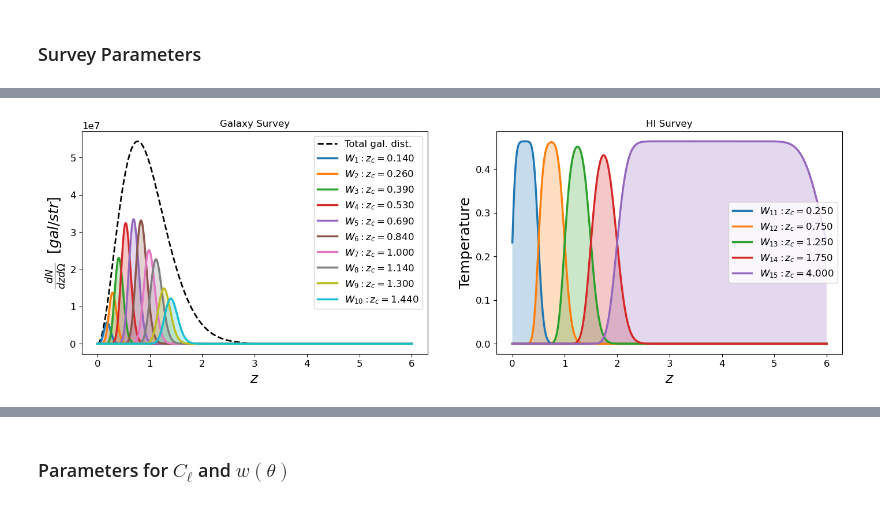
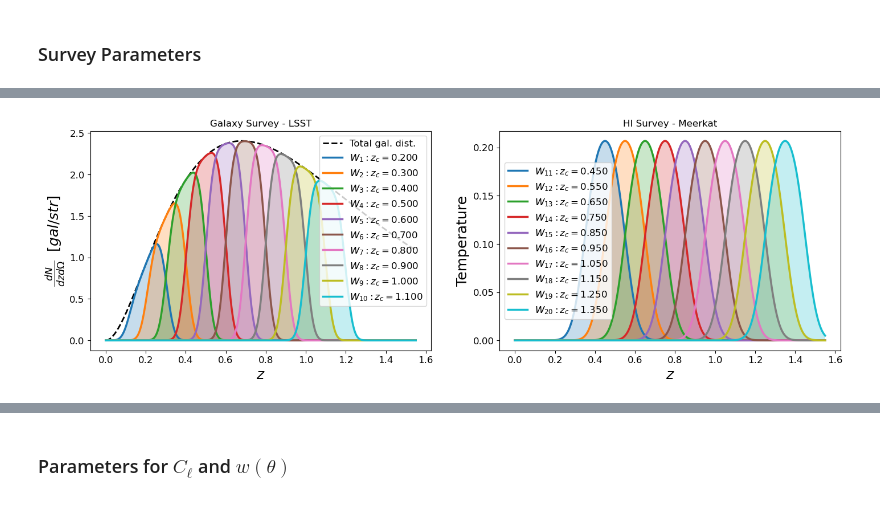
Before and after one commit to GreenTS27/Photo_Surveys-HI_IM-Fisher_Matrix, a Jupyter notebook: Fisher_Matrix_C_ell_vs_w_t.ipynb, the cells around one changed output, grey strips where cells are left out. Cells and saved outputs as stored; diff of their text form; code cells hidden in the pictures.

Commit message:
Organizar, mudar param. iniciais e histograma para várias surveys

```diff
--- a/Fisher_Matrix_C_ell_vs_w_t.ipynb
+++ b/Fisher_Matrix_C_ell_vs_w_t.ipynb
@@ -248,24 +263,15 @@ Note that the assumed redshift bin width is z = 0.1, but we show the results for
 # %%
 # SKA1 Wide Band 1 Survey
 
-arr_gal_bias_SKA = np.array([0.94, 1.26, 1.85, 2.26, 3.72])
-arr_mag_bias_SKA = np.array([0.95, 1.31, 1.48, 1.34, 1.26])
-
-# Number of galaxies per bin
-arr_dNdz = np.array([ 17.53, 23.98, 22.80, 13.20, 20.30 ]) *10**6
-dNdz_Total_SKA = 1.4 # arcmin^-2
+arr_z_central_SKA = np.array([0.4, 0.6, 0.8, 1.0, 1.2, 1.4, 1.6, 1.8, 2.0, 2.2, 2.4, 2.6, 2.8, 3.0])
+bin_width_SKA = 0.1
 
 
-arr_z_min_SKA = np.array([0.0, 0.5, 1.0, 1.5, 2.0])
-arr_z_max_SKA = np.array([0.5, 1.0, 1.5, 2.0, 6.0])
-
-arr_z_central_SKA = (arr_z_min_SKA + arr_z_max_SKA) / 2
-ic(arr_z_central_SKA)
-
 nu_ref = 1420.0 # MHz, frequency of the HI line
-arr_nu_min_SKA =  nu_ref / (arr_z_max_SKA+1)
-arr_nu_max_SKA =  nu_ref / (arr_z_min_SKA+1)
+# arr_nu_min_SKA =  nu_ref / (arr_z_max_SKA+1)
+# arr_nu_max_SKA =  nu_ref / (arr_z_min_SKA+1)
 arr_nu_central_SKA = nu_ref / (arr_z_central_SKA+1)
+ic(arr_nu_central_SKA)
 
 f_sky_SKA = np.around(1/2 * (1 - np.cos( np.radians(np.sqrt(20000) )) ), 3 ) # 20000 deg2 max sky coverage
 ic(f_sky_SKA)
@@ -958,7 +974,6 @@ N_bins_Total = N_bins_Gal+N_bins_HI
 # Creating central redshifts and redshift combinations
 arr_z_central = np.zeros(N_bins_Total)
 arr_bin_width = np.zeros(N_bins_Total)
-
 arr_bin_width_nu = np.zeros(N_bins_HI)
 
 for i in range(N_bins_Total):
@@ -966,18 +981,28 @@ for i in range(N_bins_Total):
         if Survey_Gal == "Euclid":
             arr_z_central[i] = arr_z_central_Euclid[i]
             arr_bin_width[i] = np.abs(arr_z_central_Euclid[i] - arr_z_central_Euclid[i+1])/2
+        elif Survey_Gal == "DES":
+            arr_z_central[i] = arr_z_central_DES[i]
+            arr_bin_width[i] = np.abs(arr_z_min_DES[i] - arr_z_max_DES[i])
+            # arr_bin_width[i] = np.abs(arr_z_min_long_DES[i] - arr_z_max_long_DES[i])
+        elif Survey_Gal == "LSST":
+            arr_z_central[i] = arr_z_central_LSST_Y10[i]
+            arr_bin_width[i] = bin_width_LSST
     else:
         index_HI = i-N_bins_Gal
         if Survey_HI == "Meerkat":
             arr_z_central[i] = arr_z_central_MK[index_HI]
-            arr_bin_width[i] = np.abs(arr_z_central_MK[index_HI] - arr_z_central_MK[index_HI+1])/2
+            arr_bin_width[i] = bin_width_MK
+            # arr_bin_width[i] = np.abs(arr_z_central_MK[index_HI] - arr_z_central_MK[index_HI+1])/2
 
             arr_bin_width_nu[index_HI] = np.abs(arr_nu_central_MK[index_HI] - arr_nu_central_MK[index_HI+1])/2
         if Survey_HI == "SKA":
             arr_z_central[i] = arr_z_central_SKA[index_HI]
-            arr_bin_width[i] = np.abs(arr_z_min_SKA[index_HI] - arr_z_max_SKA[index_HI])/2
+            arr_bin_width[i] = bin_width_SKA
+            # arr_bin_width[i] = np.abs(arr_z_min_SKA[index_HI] - arr_z_max_SKA[index_HI])
 
-            arr_bin_width_nu[index_HI] = np.abs(arr_nu_min_SKA[index_HI] - arr_nu_max_SKA[index_HI])/2
+            arr_bin_width_nu[index_HI] = np.abs(arr_nu_central_SKA[index_HI] - arr_nu_central_SKA[index_HI])/2
+
 
 # Identify the z-bins of Gal and HI survey
 dic_Gal_HI_id  = {}
@@ -985,6 +1010,25 @@ dic_Gal_HI_id["Gal"] = arr_z_central[:N_bins_Gal]
 dic_Gal_HI_id["HI"] = arr_z_central[N_bins_Gal:N_bins_Total]
 ic(dic_Gal_HI_id)
 
+
+
+# Calculate Window functions
+# arr_zs = np.linspace(0, 2, 1000)
+arr_zs = np.linspace(0, np.max(arr_z_central) + 2*np.max(arr_bin_width), 1000)
+
+# arr_sigma_z = sigma_val*(1+arr_zs)
+arr_sigma_z = np.zeros(N_bins_Total)
+for i, z_c in enumerate(arr_z_central):
+    if z_c in dic_Gal_HI_id["Gal"]:
+        arr_sigma_z[i] = sigma_val
+    elif z_c in dic_Gal_HI_id["HI"]:
+        arr_sigma_z[i] = arr_bin_width[i]/2
+
+
+dic_Window  = Window_func_Gal_HI(arr_zs, arr_z_central, z0_value, N_gal_value,
+                                arr_sigma_val=arr_sigma_z, arr_bin_width=arr_bin_width, func_pz=func_pz, W_func="W_erf",
+                                dic_Gal_HI_id=dic_Gal_HI_id,
+                                Show_WS=True, Fig_y_unit="gal/str", Name_Survey_Gal=Survey_Gal, Name_Survey_HI=Survey_HI )
 # Bias values
 dic_gal_bias = {}
 for i, z_c in enumerate(arr_z_central):
@@ -994,10 +1038,11 @@ for i, z_c in enumerate(arr_z_central):
     elif z_c in dic_Gal_HI_id["Gal"]:
         dic_gal_bias[z_c] = bias_func_Gal(z_c)
 
-    if z_c in dic_Gal_HI_id["HI"] and Survey_HI=="Meerkat":
+    if z_c in dic_Gal_HI_id["HI"] :
         dic_gal_bias[z_c] = bias_HI(z_c)
-    elif z_c in dic_Gal_HI_id["HI"] and Survey_HI=="SKA":
-        dic_gal_bias[z_c] = arr_gal_bias_SKA[i-N_bins_Gal]
-ic(dic_gal_bias)
+    # elif z_c in dic_Gal_HI_id["HI"] and Survey_HI=="SKA":
+    #     dic_gal_bias[z_c] = arr_gal_bias_SKA[i-N_bins_Gal]
 
+
+# Calculate combinations of z-bins
 Data_arr_zs_auto= np.zeros((N_bins_Total,2))
@@ -1016,15 +1061,5 @@ for i in range(N_bins_Total):
 del i, j, z_c_i, z_c_j, count
 # ic(Data_arr_zs_full)
 ic((len(Data_arr_zs_full)))
-
-# Calculate Window functions
-# arr_zs = np.linspace(0, 2, 1000)
-arr_zs = np.linspace(0, np.max(arr_z_central) + np.max(arr_bin_width), 1000)
-
-arr_sigma_z = sigma_val*(1+arr_zs)
-
-dic_Window  = Window_func_Gal_HI(arr_zs, arr_z_central, z0_value, N_gal_value,
-                                sigma_val=sigma_val, arr_bin_width=arr_bin_width, func_pz=func_pz, W_func="W_erf",
-                                dic_Gal_HI_id=dic_Gal_HI_id,
-                                Show_WS=True, Fig_y_unit="gal/str")
+ic((Data_arr_zs_full))
 # %% [output]
@@ -1049 +1068 @@ ic| len(Data_arr_zs_full): 120
-[figure, old version]
+[figure, new version]
```
Also changed, not shown: parts of 49 cells of this notebook.
